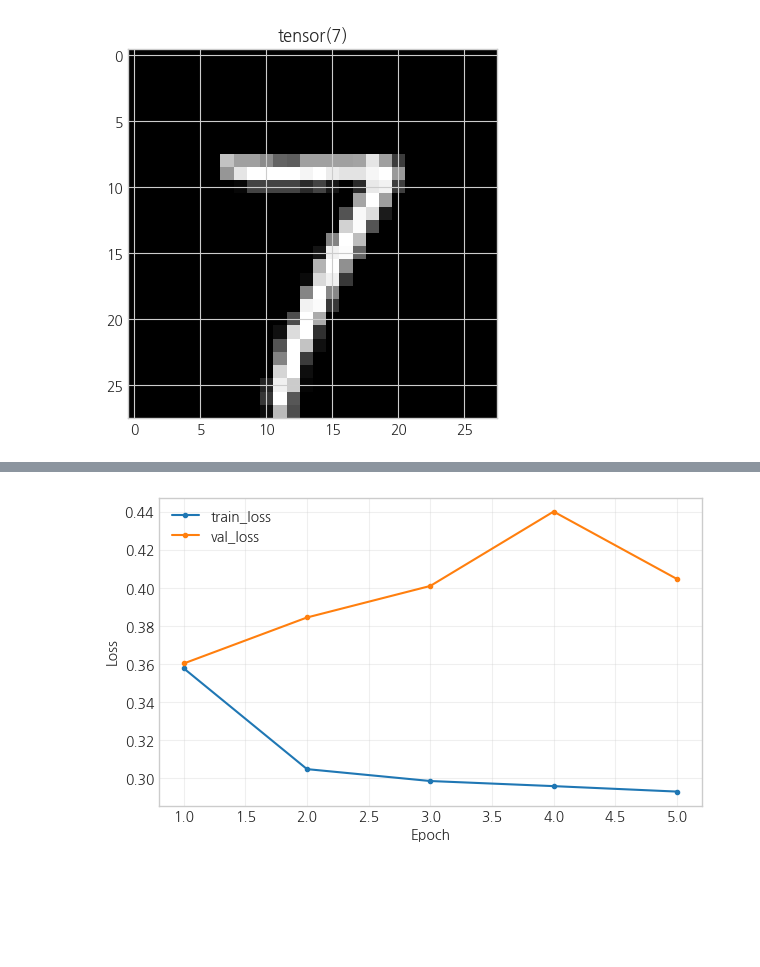
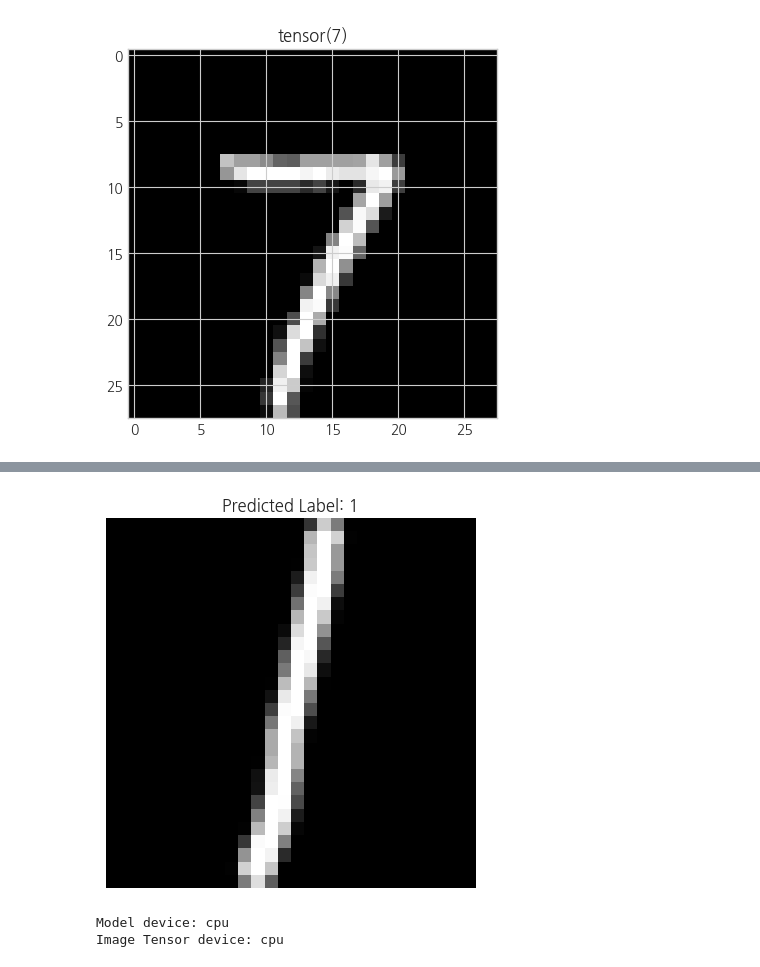
Before and after one commit to Hong1008/ai-camp-note, a Jupyter notebook: week7/05-11.ipynb, the cells around one changed output, grey strips where cells are left out. Cells and saved outputs as stored; diff of their text form; code cells hidden in the pictures; blank space fills up the shorter version.

```diff
--- a/week7/05-11.ipynb
+++ b/week7/05-11.ipynb
@@ -478,8 +478,12 @@ n_class = 10
 
 # 모델 구조 설계
 model1 = nn.Sequential(
-    nn.Flatten(),                       # 이미지를 한 줄로 펼치기
-    nn.Linear(n_feature, n_class)       # 클래스 수만큼 출력
+    nn.Flatten(),
+    nn.Linear(28 * 28, 100),
+    nn.ReLU(),
+    nn.Linear(100, 50),
+    nn.ReLU(),
+    nn.Linear(50,10)        # 총 class 10개
 ).to(device)
 
 loss_fn = nn.CrossEntropyLoss()
@@ -506,4 +510,49 @@ Epoch 5, train loss : 0.293116, val loss : 0.404812
-# %%
-dl_learning_curve(tr_loss_list, val_loss_list)
-# %% [output]
-[figure, removed]
+# %%
+import torchvision.transforms as transforms
+from PIL import Image
+import cv2
+
+model1.eval()
+
+image_path = f"{CONTENT_DIR}/11.png"
+
+# 흰색 배경 → 검은색 배경으로 반전하기 위해 흑백 이미지로 변환
+image = Image.open(image_path).convert("L")
+image = np.array(image)
+image = cv2.bitwise_not(image)        # 색 반전
+# ... (전체 이미지에서 boundingRect 구하는 부분까지는 동일)
+x, y, w, h = cv2.boundingRect(image)
+roi = image[y:y+h, x:x+w]
+# 비율 유지하며 정사각형 만들기 (Padding 추가)
+max_side = max(w, h)
+# 빈 검은색 캔버스 생성
+padded_roi = np.zeros((max_side, max_side), dtype=np.uint8)
+# 숫자를 중앙에 배치할 위치 계산
+offset_x = (max_side - w) // 2
+offset_y = (max_side - h) // 2
+padded_roi[offset_y:offset_y+h, offset_x:offset_x+w] = roi
+# 이제 이 padded_roi를 28x28로 리사이즈
+roi = cv2.resize(padded_roi, (28, 28), interpolation=cv2.INTER_AREA)
+
+Image.fromarray(image).save(CONTENT_DIR / "processed_image.png")
+
+transform = transforms.Compose([
+    transforms.ToTensor()  # 학습 데이터와 동일하게 [0, 1] 범위로 변환
+])
+
+image_tensor = transform(Image.fromarray(roi)).unsqueeze(0).to(device)
+with torch.no_grad():
+    output = model1(image_tensor)
+    predicted_label = torch.argmax(output, dim=1).item()
+
+plt.imshow(roi, cmap="gray")
+plt.title(f"Predicted Label: {predicted_label}")
+plt.axis("off")
+plt.show()
+
+print(f"Model device: {next(model1.parameters()).device}")
+print(f"Image Tensor device: {image_tensor.device}")
+# %% [output]
+[figure, added]
+Model device: cpu
+Image Tensor device: cpu
```
Also changed, not shown: parts of 5 cells of this notebook, 11 other files.
